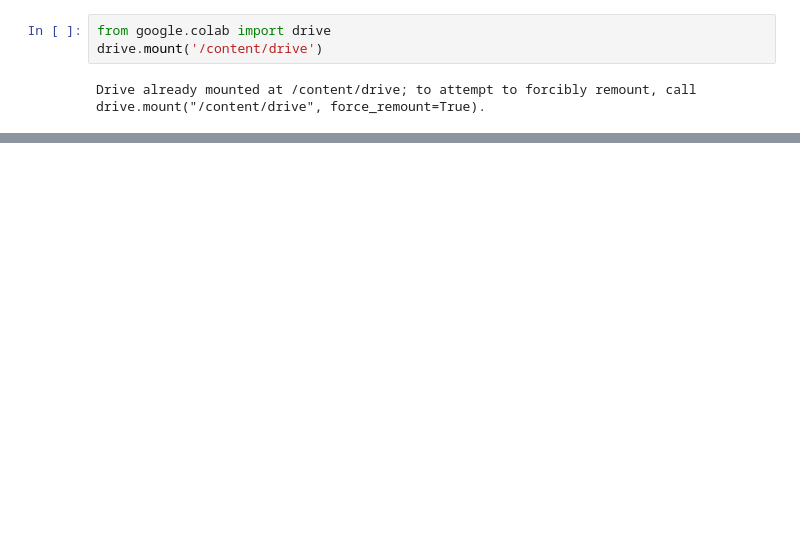
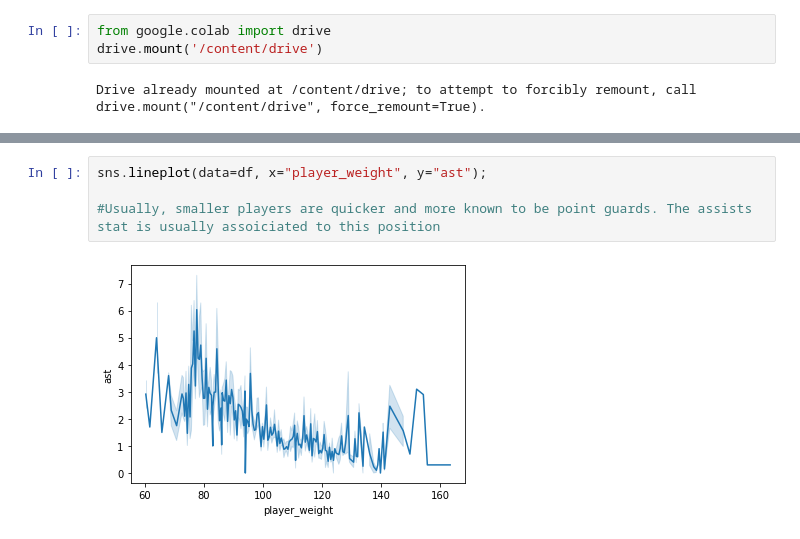
Before and after one commit to rommeljpadilla/project2, a Jupyter notebook: Project_2.ipynb, the cells around one changed output, grey strips where cells are left out. Drawn from its saved outputs; the diff is of its cells as text; blank space fills up the shorter version.

```diff
--- a/Project_2.ipynb
+++ b/Project_2.ipynb
@@ -140,0 +187,6 @@ budget seems like a very important feature but it is the column missing the mmos
+# %%
+sns.lineplot(data=df, x="player_weight", y="ast");
+
+#Usually, smaller players are quicker and more known to be point guards. The assists stat is usually assoiciated to this position
+# %% [output]
+[figure, added]
```
Also changed, not shown: parts of 22 cells of this notebook.
